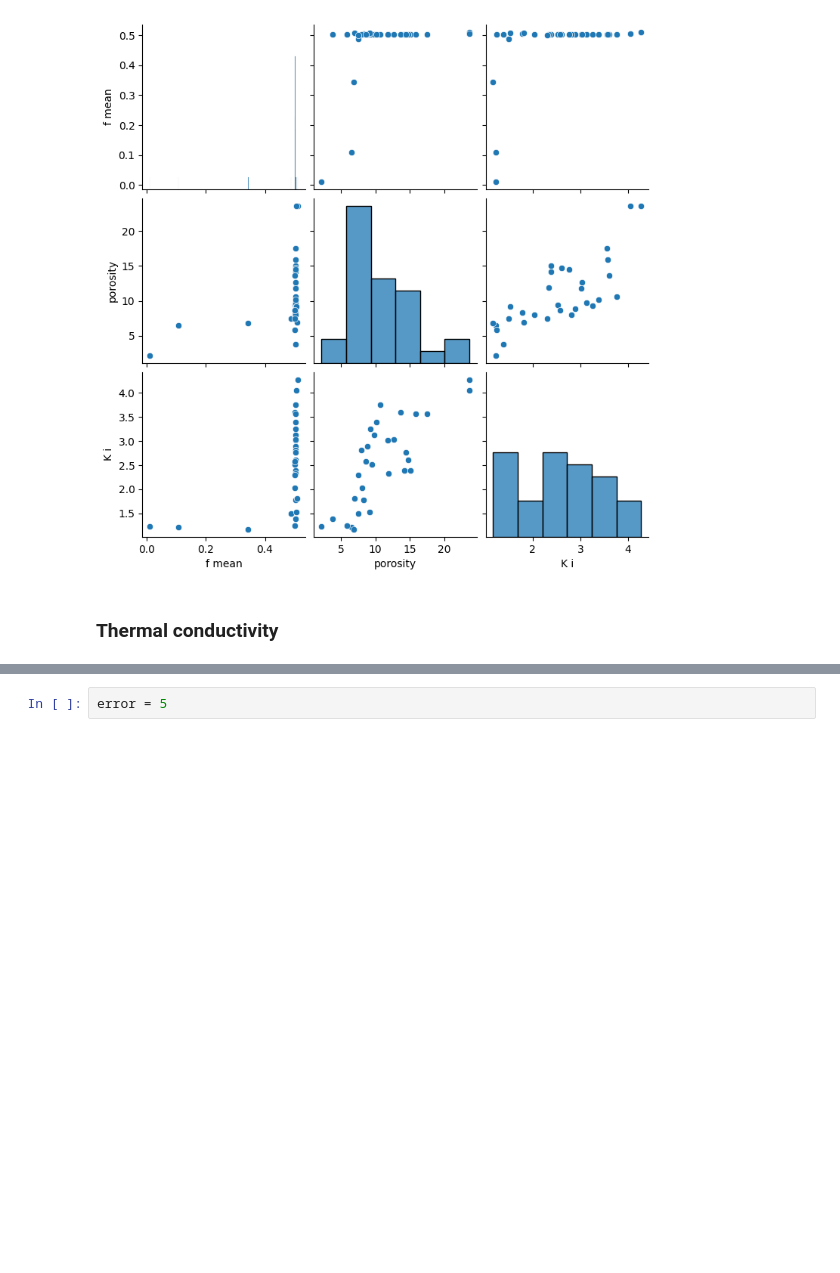
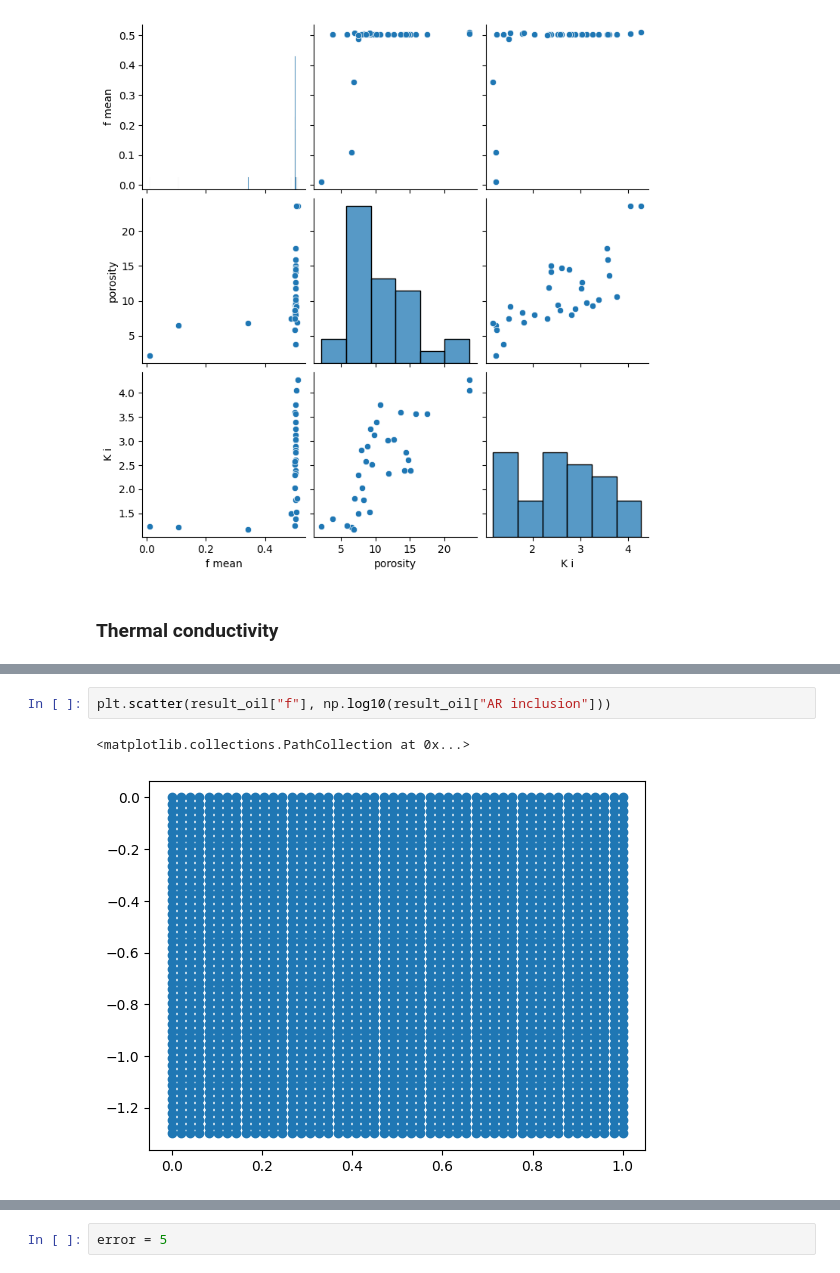
Before and after one commit to MariiaKalinina/Elasticity, a Jupyter notebook: Permeability_from_TC.ipynb, the cells around one changed output, grey strips where cells are left out. Cells and saved outputs as stored; diff of their text form; blank space fills up the shorter version.

```diff
--- a/Permeability_from_TC.ipynb
+++ b/Permeability_from_TC.ipynb
@@ -1591,0 +1599,5 @@ plt.colorbar(scatter)  # Add color bar to the plot
+# %%
+plt.scatter(result_oil["f"], np.log10(result_oil["AR inclusion"]))
+# %% [output]
+<matplotlib.collections.PathCollection at 0x...>
+[figure, added]
```
Also changed, not shown: parts of 31 cells of this notebook.
